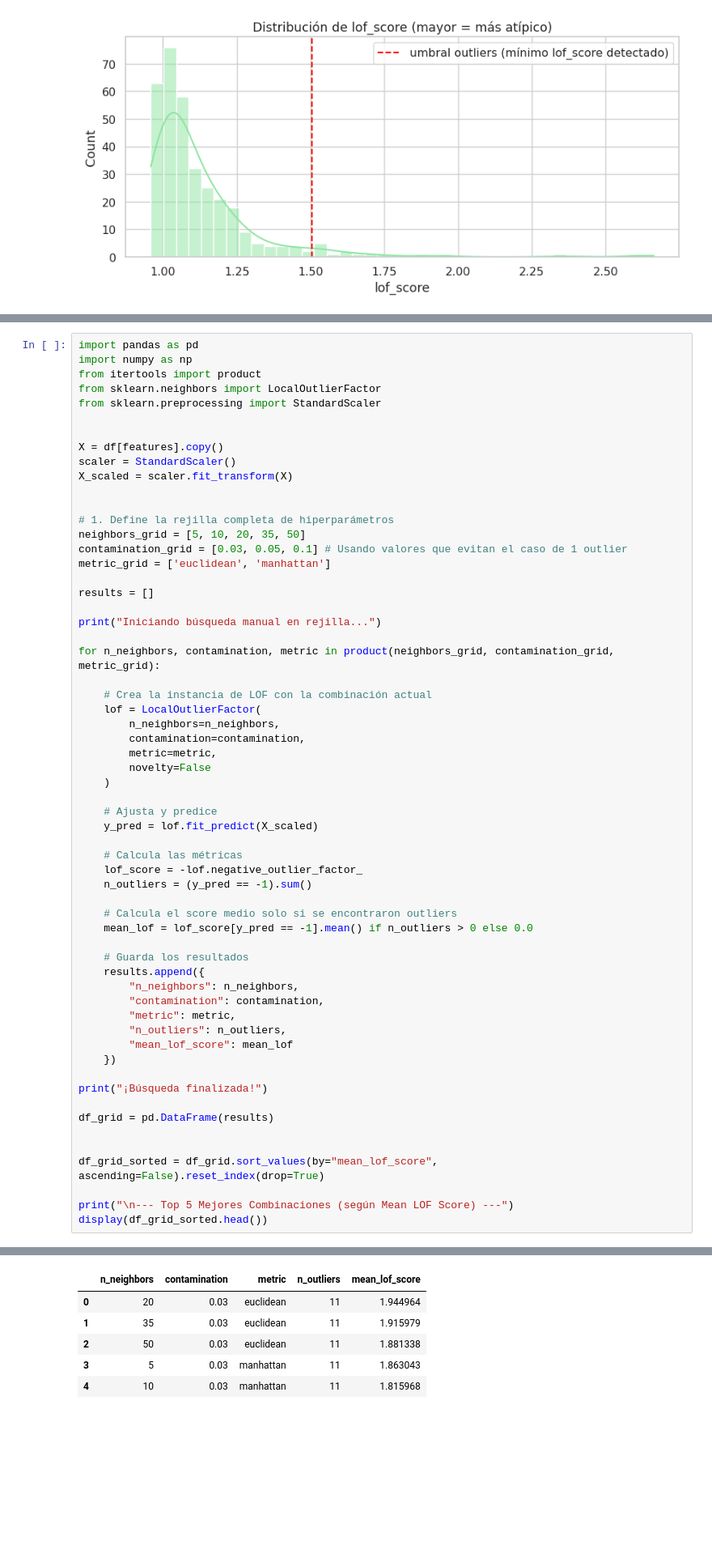
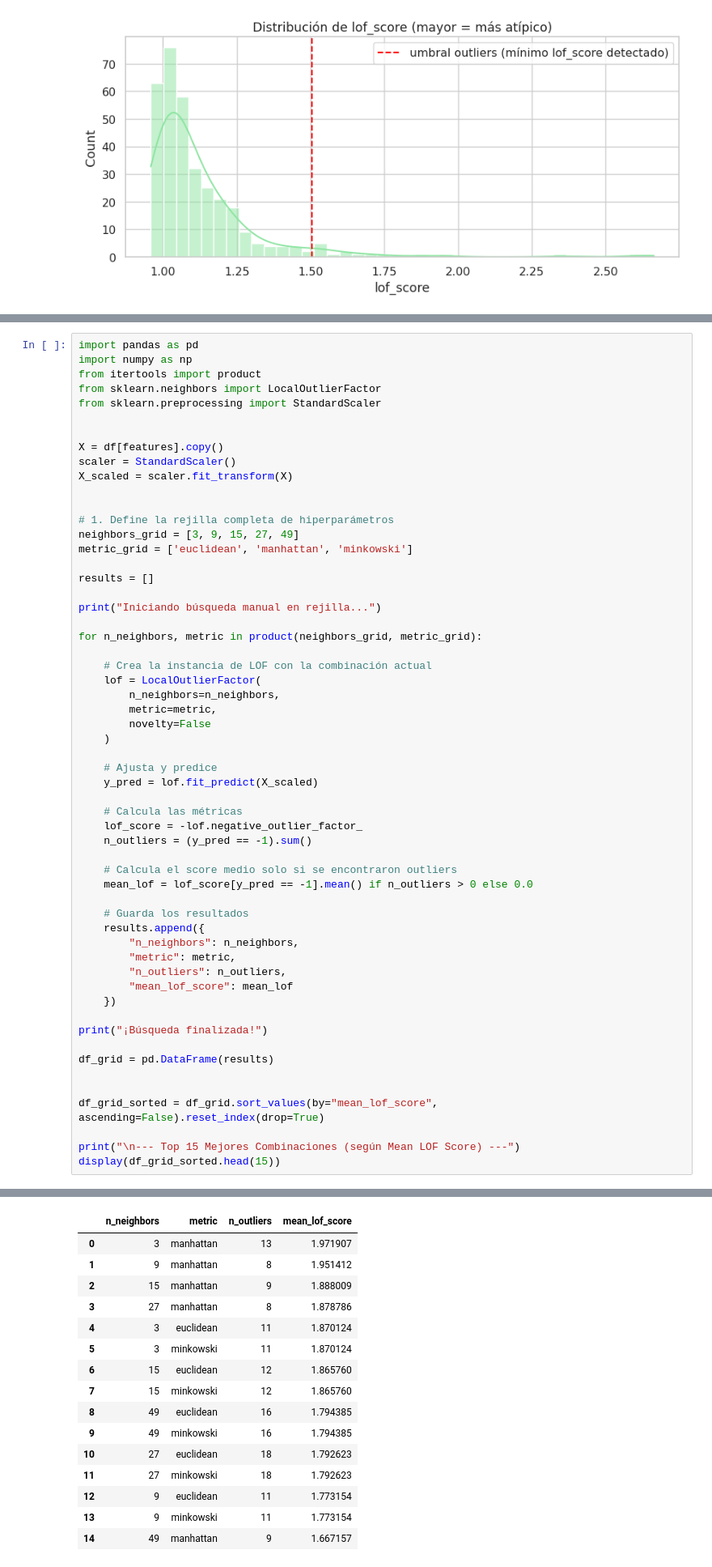
Before and after one commit to Alisser2001/QuantumMachineLearning, a Jupyter notebook: LOFBaseballQML.ipynb, the cells around one changed output, grey strips where cells are left out. Shown at 81% size. Cells and saved outputs as stored; diff of their text form; blank space fills up the shorter version.

```diff
--- a/LOFBaseballQML.ipynb
+++ b/LOFBaseballQML.ipynb
@@ -438,20 +369,18 @@ X_scaled = scaler.fit_transform(X)
 
 
 # 1. Define la rejilla completa de hiperparámetros
-neighbors_grid = [5, 10, 20, 35, 50]
-contamination_grid = [0.03, 0.05, 0.1] # Usando valores que evitan el caso de 1 outlier
-metric_grid = ['euclidean', 'manhattan']
+neighbors_grid = [3, 9, 15, 27, 49]
+metric_grid = ['euclidean', 'manhattan', 'minkowski']
 
 results = []
 
 print("Iniciando búsqueda manual en rejilla...")
 
-for n_neighbors, contamination, metric in product(neighbors_grid, contamination_grid, metric_grid):
+for n_neighbors, metric in product(neighbors_grid, metric_grid):
 
     # Crea la instancia de LOF con la combinación actual
     lof = LocalOutlierFactor(
         n_neighbors=n_neighbors,
-        contamination=contamination,
         metric=metric,
         novelty=False
     )
@@ -469,7 +398,6 @@ for n_neighbors, contamination, metric in product(neighbors_grid, contamination_
     # Guarda los resultados
     results.append({
         "n_neighbors": n_neighbors,
-        "contamination": contamination,
         "metric": metric,
         "n_outliers": n_outliers,
         "mean_lof_score": mean_lof
@@ -482,8 +410,8 @@ df_grid = pd.DataFrame(results)
 
 df_grid_sorted = df_grid.sort_values(by="mean_lof_score", ascending=False).reset_index(drop=True)
 
-print("\n--- Top 5 Mejores Combinaciones (según Mean LOF Score) ---")
-display(df_grid_sorted.head())
+print("\n--- Top 15 Mejores Combinaciones (según Mean LOF Score) ---")
+display(df_grid_sorted.head(15))
 # %% [output]
 Iniciando búsqueda manual en rejilla...
 ¡Búsqueda finalizada!
@@ -492,9 +420,19 @@ Iniciando búsqueda manual en rejilla...
-|  | n_neighbors | contamination | metric | n_outliers | mean_lof_score |
-| 0 | 20 | 0.03 | euclidean | 11 | 1.944964 |
-| 1 | 35 | 0.03 | euclidean | 11 | 1.915979 |
-| 2 | 50 | 0.03 | euclidean | 11 | 1.881338 |
-| 3 | 5 | 0.03 | manhattan | 11 | 1.863043 |
-| 4 | 10 | 0.03 | manhattan | 11 | 1.815968 |
+|  | n_neighbors | metric | n_outliers | mean_lof_score |
+| 0 | 3 | manhattan | 13 | 1.971907 |
+| 1 | 9 | manhattan | 8 | 1.951412 |
+| 2 | 15 | manhattan | 9 | 1.888009 |
+| 3 | 27 | manhattan | 8 | 1.878786 |
+| 4 | 3 | euclidean | 11 | 1.870124 |
+| 5 | 3 | minkowski | 11 | 1.870124 |
+| 6 | 15 | euclidean | 12 | 1.865760 |
+| 7 | 15 | minkowski | 12 | 1.865760 |
+| 8 | 49 | euclidean | 16 | 1.794385 |
+| 9 | 49 | minkowski | 16 | 1.794385 |
+| 10 | 27 | euclidean | 18 | 1.792623 |
+| 11 | 27 | minkowski | 18 | 1.792623 |
+| 12 | 9 | euclidean | 11 | 1.773154 |
+| 13 | 9 | minkowski | 11 | 1.773154 |
+| 14 | 49 | manhattan | 9 | 1.667157 |
 # %%
 plt.figure(figsize=(8,5))
 sns.lineplot(data=df_grid, x="n_neighbors", y="n_outliers",
```
Also changed, not shown: parts of 12 cells of this notebook.
